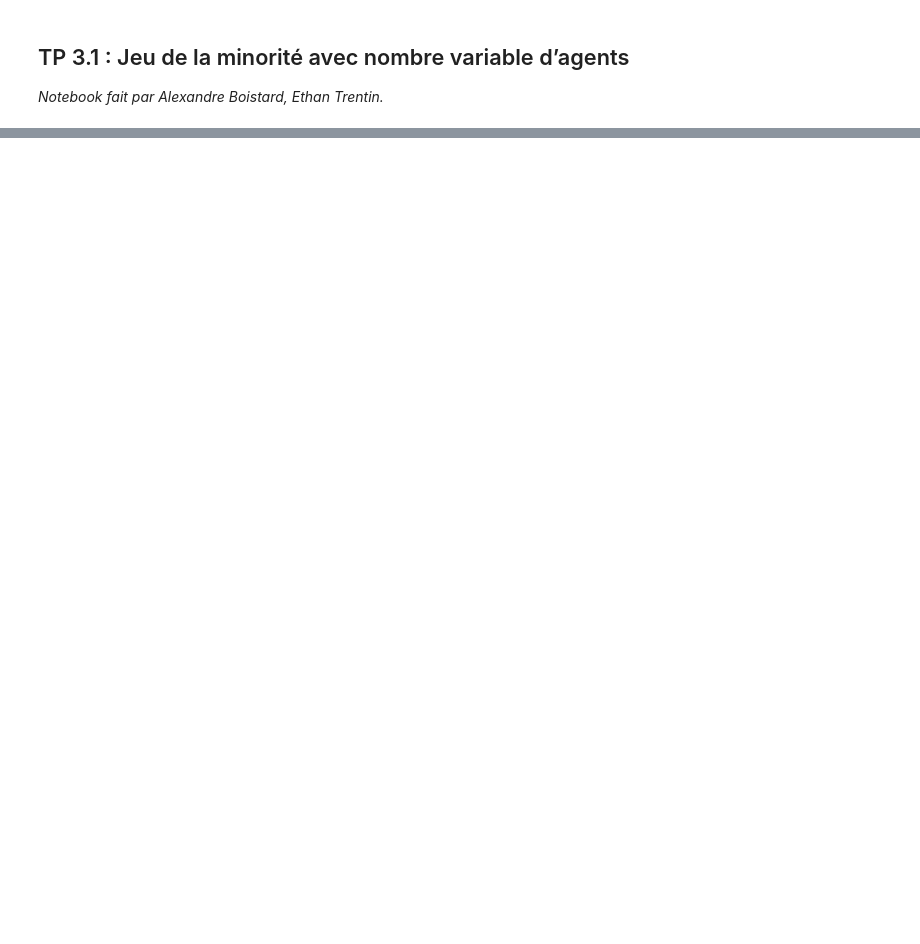
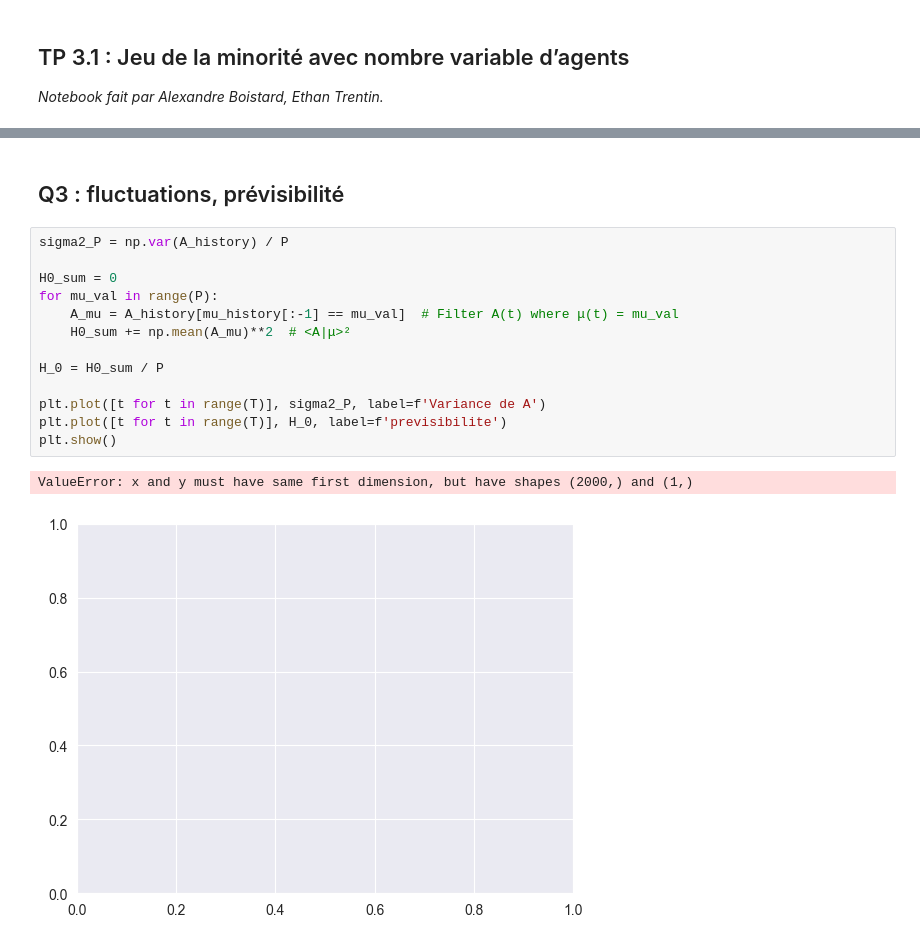
Before and after one commit to ethantrentin/Markets-Physic, a Jupyter notebook: TP5.ipynb, the cells around one changed output, grey strips where cells are left out. Drawn from its saved outputs; the diff is of its cells as text; blank space fills up the shorter version.

```diff
--- a/TP5.ipynb
+++ b/TP5.ipynb
@@ -49,0 +81,18 @@ print("Dernière valeur de mu:", mu)
+# %% [markdown]
+## Q3 : fluctuations, prévisibilité
+# %%
+sigma2_P = np.var(A_history) / P
+
+H0_sum = 0
+for mu_val in range(P):
+    A_mu = A_history[mu_history[:-1] == mu_val]  # Filter A(t) where μ(t) = mu_val
+    H0_sum += np.mean(A_mu)**2  # <A|μ>²
+
+H_0 = H0_sum / P
+
+plt.plot([t for t in range(T)], sigma2_P, label=f'Variance de A')
+plt.plot([t for t in range(T)], H_0, label=f'previsibilite')
+plt.show()
+# %% [output]
+ValueError: x and y must have same first dimension, but have shapes (2000,) and (1,)
+[figure, added]
```
Also changed, not shown: parts of 9 cells of this notebook.
